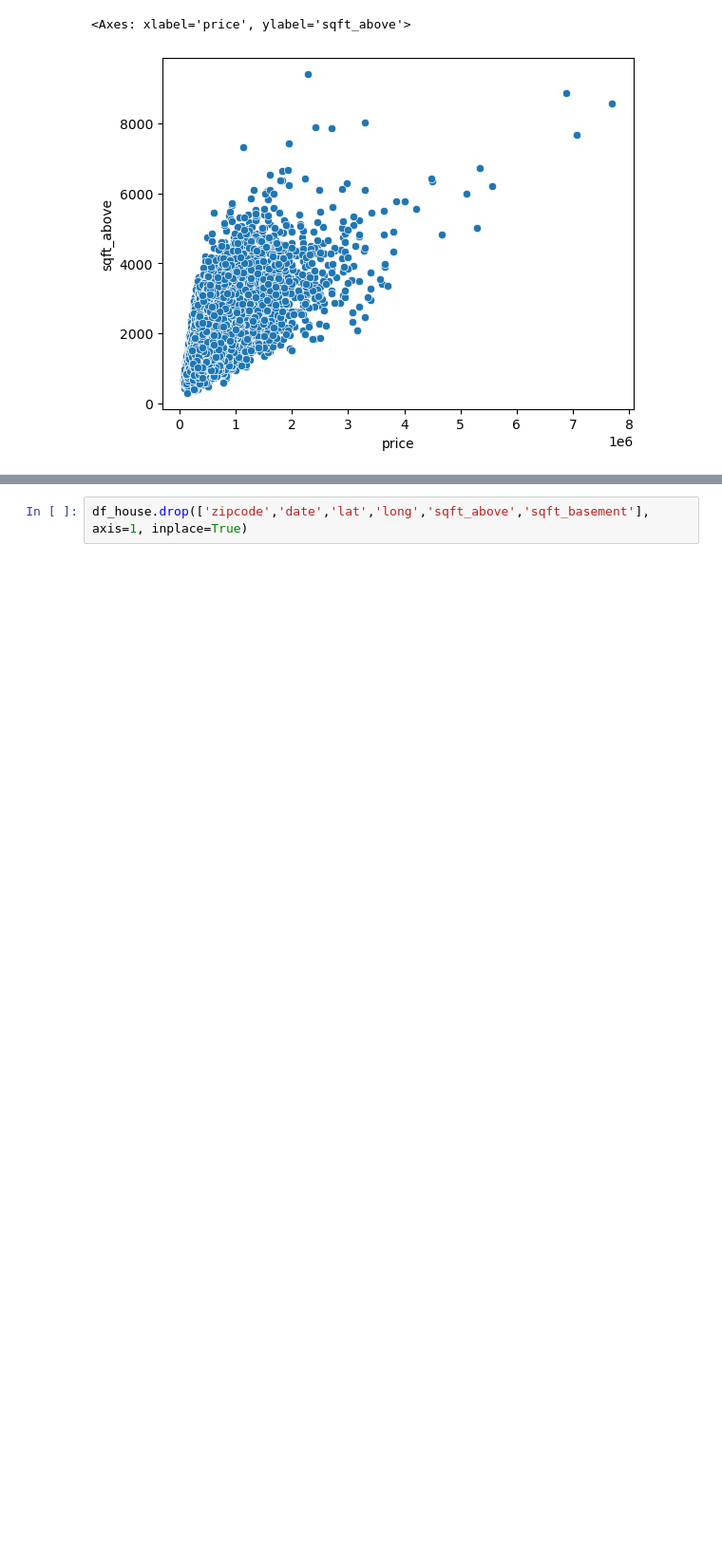
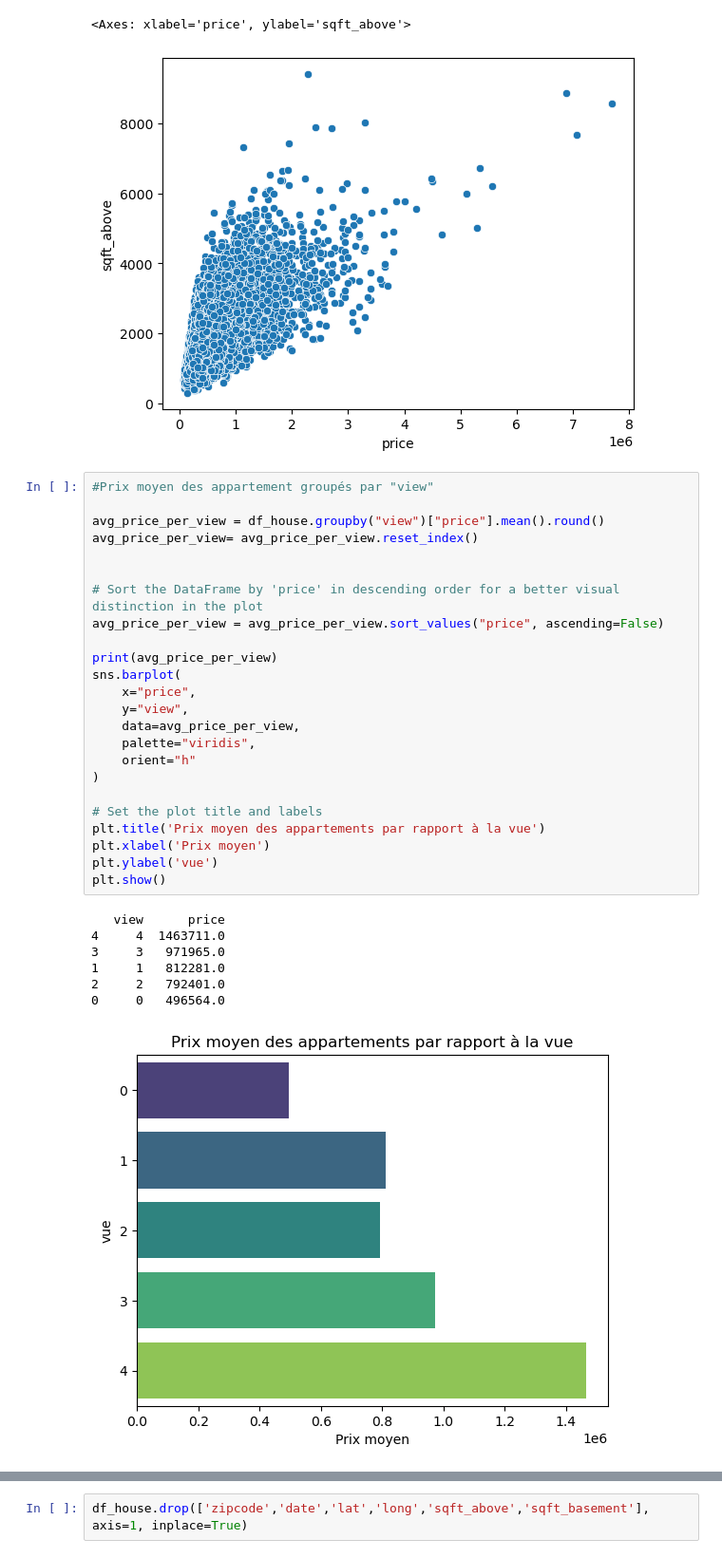
Before and after one commit to Enam88/apartment-hunter, a Jupyter notebook: house_price.ipynb, the cells around one changed output, grey strips where cells are left out. Shown at 95% size. Drawn from its saved outputs; the diff is of its cells as text; blank space fills up the shorter version.

```diff
--- a/house_price.ipynb
+++ b/house_price.ipynb
@@ -154,3 +200,35 @@ sns.scatterplot(x='price', y= 'sqft_above', data = df_house)
 # %% [output]
 <Axes: xlabel='price', ylabel='sqft_above'>
 [figure]
+# %%
+#Prix moyen des appartement groupés par "view"
+
+avg_price_per_view = df_house.groupby("view")["price"].mean().round()
+avg_price_per_view= avg_price_per_view.reset_index()
+
+
+# Sort the DataFrame by 'price' in descending order for a better visual distinction in the plot
+avg_price_per_view = avg_price_per_view.sort_values("price", ascending=False)
+
+print(avg_price_per_view)
+sns.barplot(
+    x="price",
+    y="view",
+    data=avg_price_per_view,
+    palette="viridis",
+    orient="h"
+)
+
+# Set the plot title and labels
+plt.title('Prix moyen des appartements par rapport à la vue')
+plt.xlabel('Prix moyen')
+plt.ylabel('vue')
+plt.show()
+# %% [output]
+   view      price
+4     4  1463711.0
+3     3   971965.0
+1     1   812281.0
+2     2   792401.0
+0     0   496564.0
+[figure, added]
```
Also changed, not shown: parts of 55 cells of this notebook.
